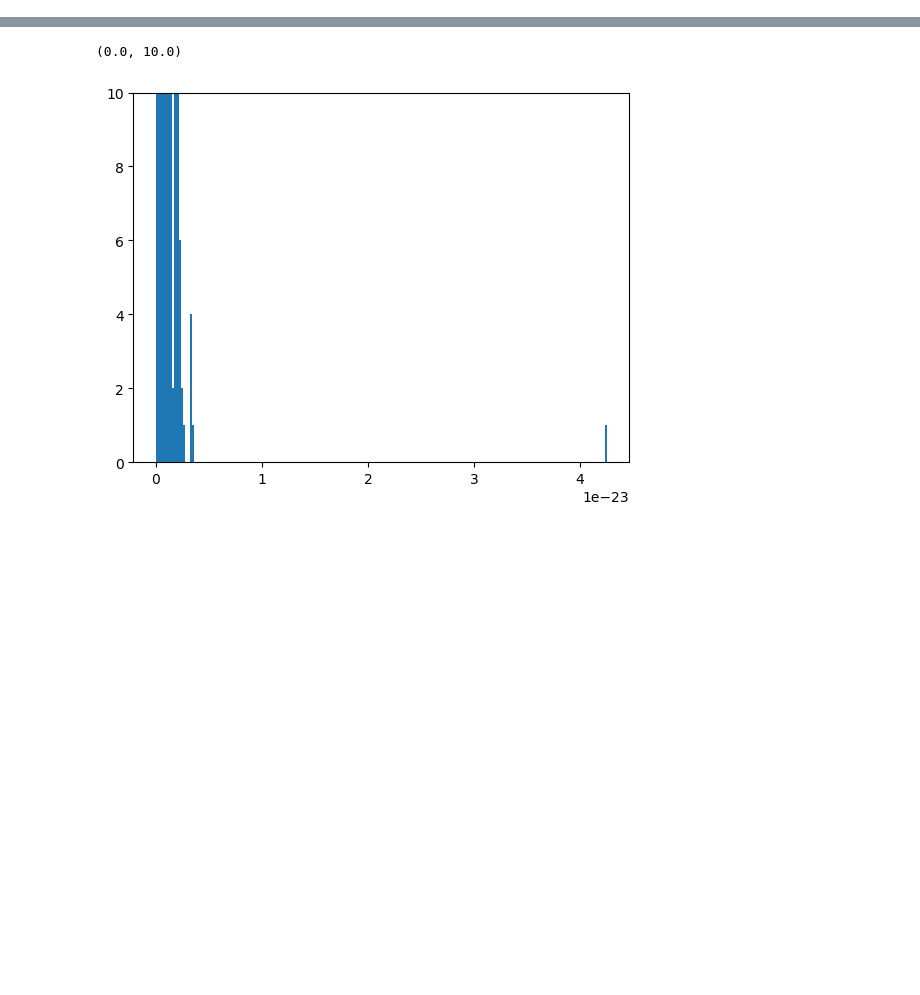
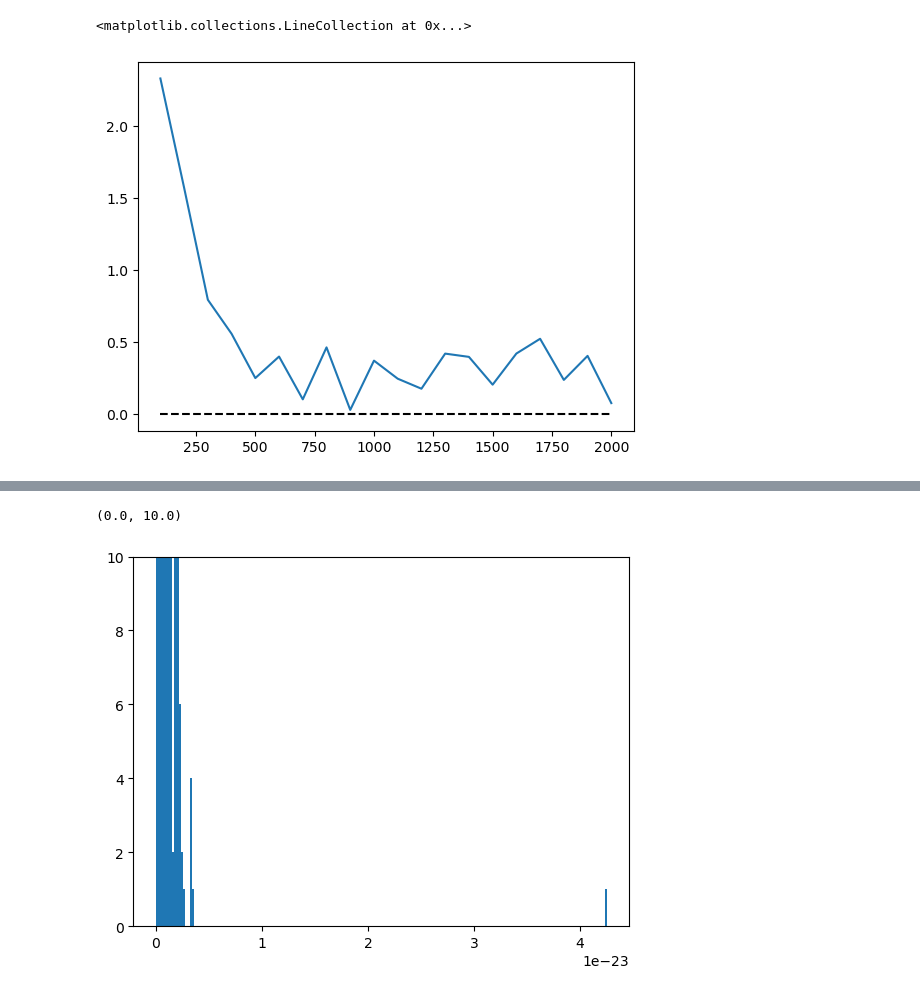
Before and after one commit to JosephRRB/GFlowNets_on_SpinFoams, a Jupyter notebook: GFlowNet Experiments on SpinFoams.ipynb, the cells around one changed output, grey strips where cells are left out. Cells and saved outputs as stored; diff of their text form; code cells hidden in the pictures; blank space fills up the shorter version.

```diff
--- a/GFlowNet Experiments on SpinFoams.ipynb
+++ b/GFlowNet Experiments on SpinFoams.ipynb
@@ -19,0 +123,10 @@ To enable them in other operations, rebuild TensorFlow with the appropriate comp
+# %%
+frac_error = np.abs(obs - theo_obs) / np.abs(theo_obs)
+
+plt.plot(eval_iters, frac_error)
+plt.hlines(
+    0, eval_iters[0], eval_iters[-1], linestyles='dashed', colors='k'
+)
+# %% [output]
+<matplotlib.collections.LineCollection at 0x...>
+[figure, added]
```
Also changed, not shown: parts of 10 cells of this notebook, 1 other file.
